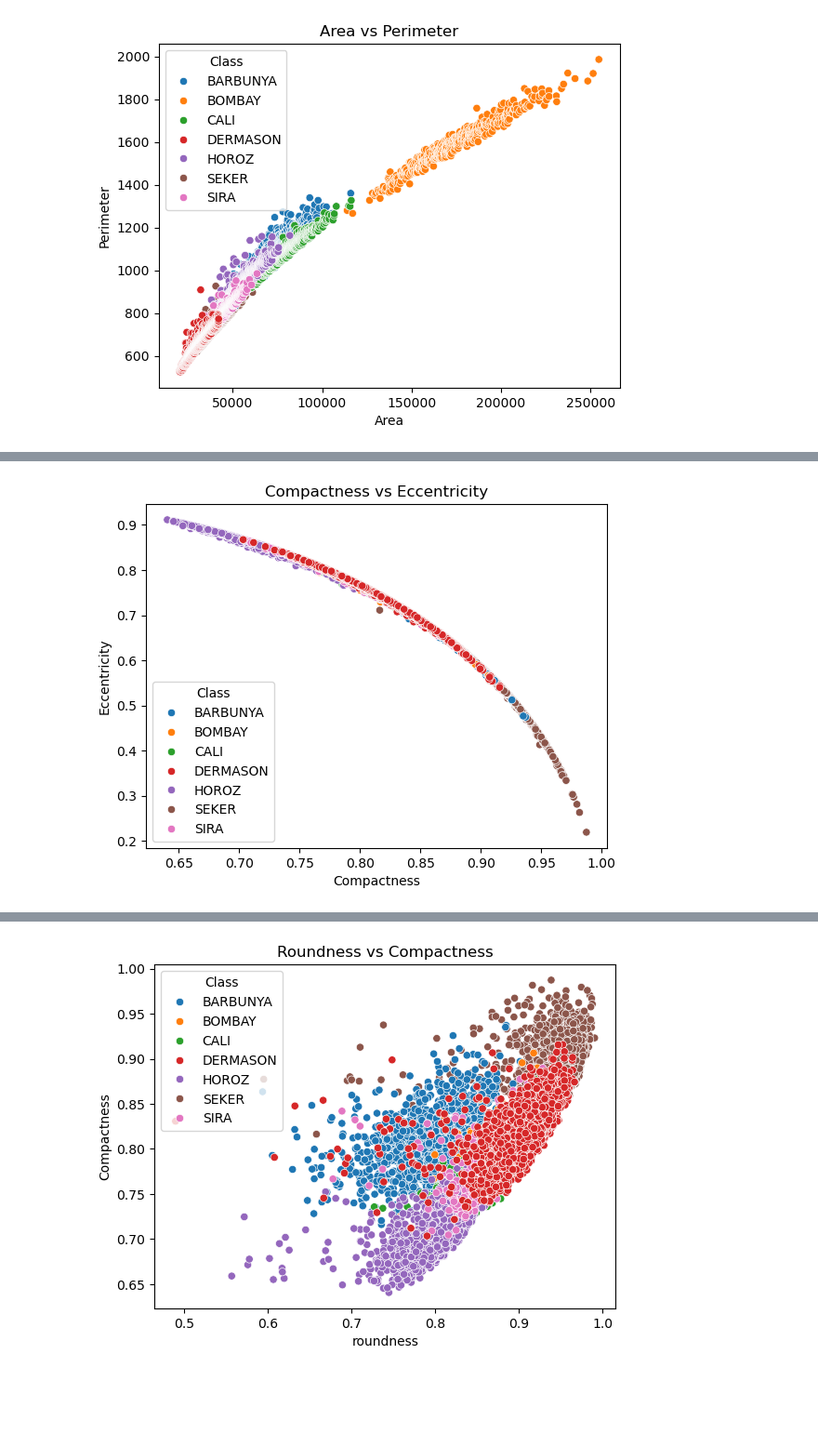
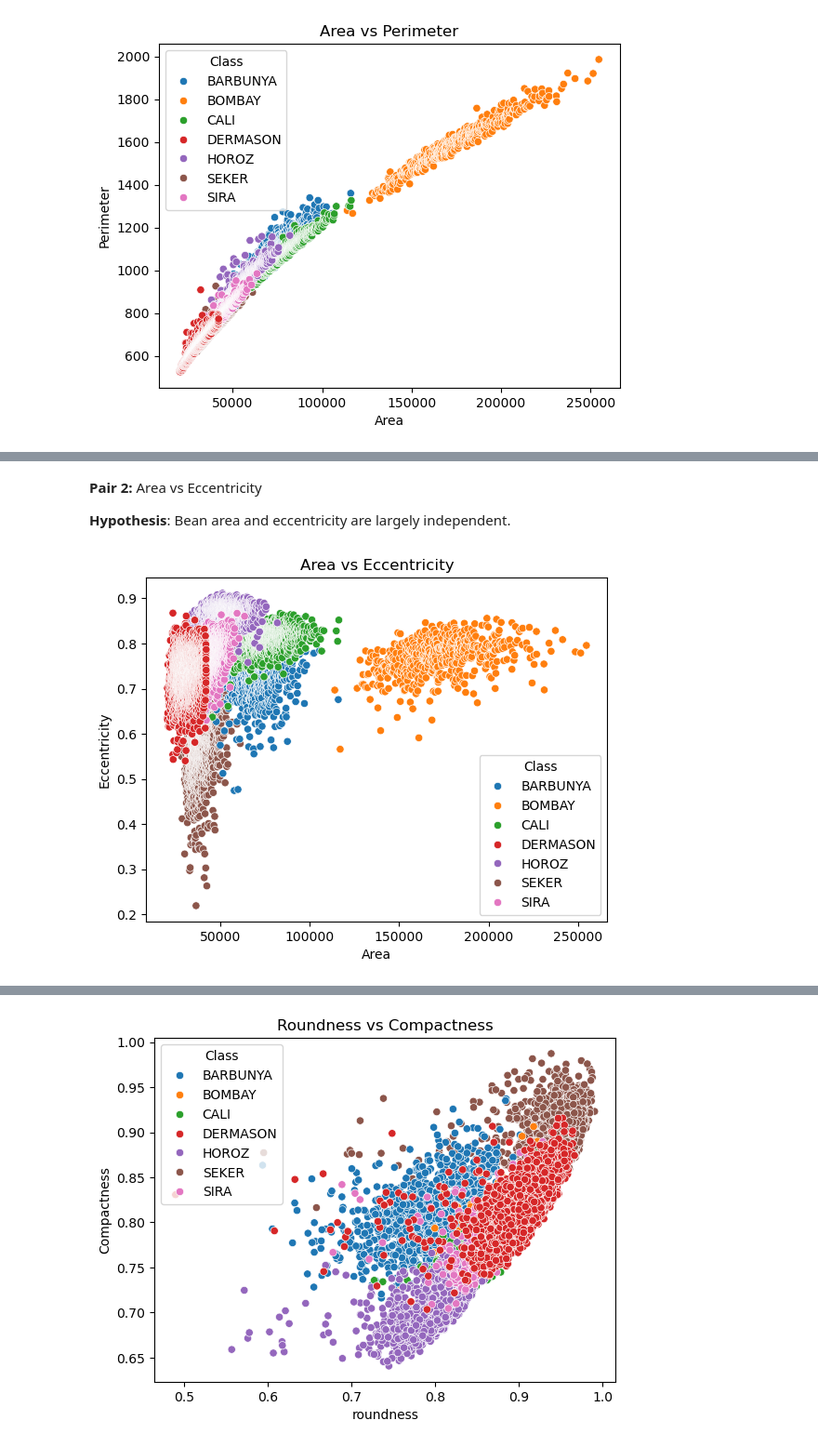
Before and after one commit to shivbhosale2006/machine-learning-dry-bean-dataset, a Jupyter notebook: assignment2_1.ipynb, the cells around one changed output, grey strips where cells are left out. Shown at 93% size. Saved outputs shown, nothing was run; the diff lists cells and outputs as text; code cells hidden in the pictures; blank space fills up the shorter version.

```diff
--- a/assignment2_1.ipynb
+++ b/assignment2_1.ipynb
@@ -440,6 +430,10 @@ plt.show()
+# %% [markdown]
+**Pair 2:** Area vs Eccentricity
+
+**Hypothesis**: Bean area and eccentricity are largely independent.
 # %%
-sns.scatterplot(data=df,x='Compactness',y='Eccentricity',hue='Class')
-plt.title("Compactness vs Eccentricity")
+sns.scatterplot(data=df,x='Area',y='Eccentricity',hue='Class')
+plt.title("Area vs Eccentricity")
 plt.show()
 # %% [output]
-[figure, old version]
+[figure, new version]
```
Also changed, not shown: parts of 44 cells of this notebook.
